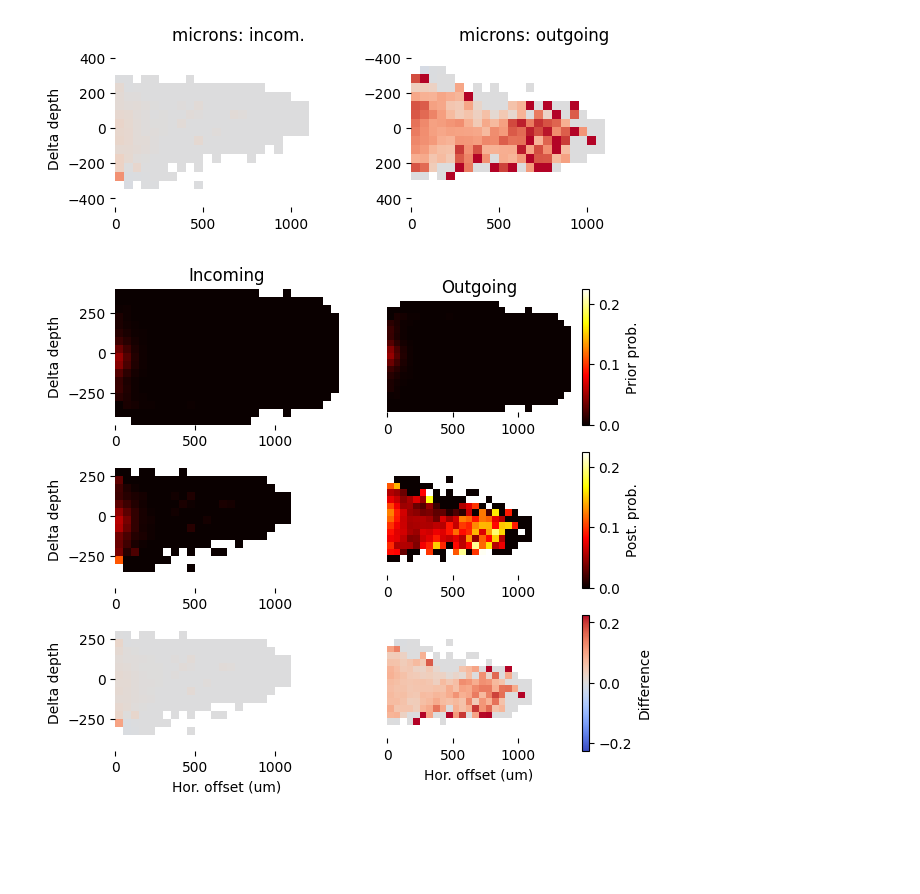
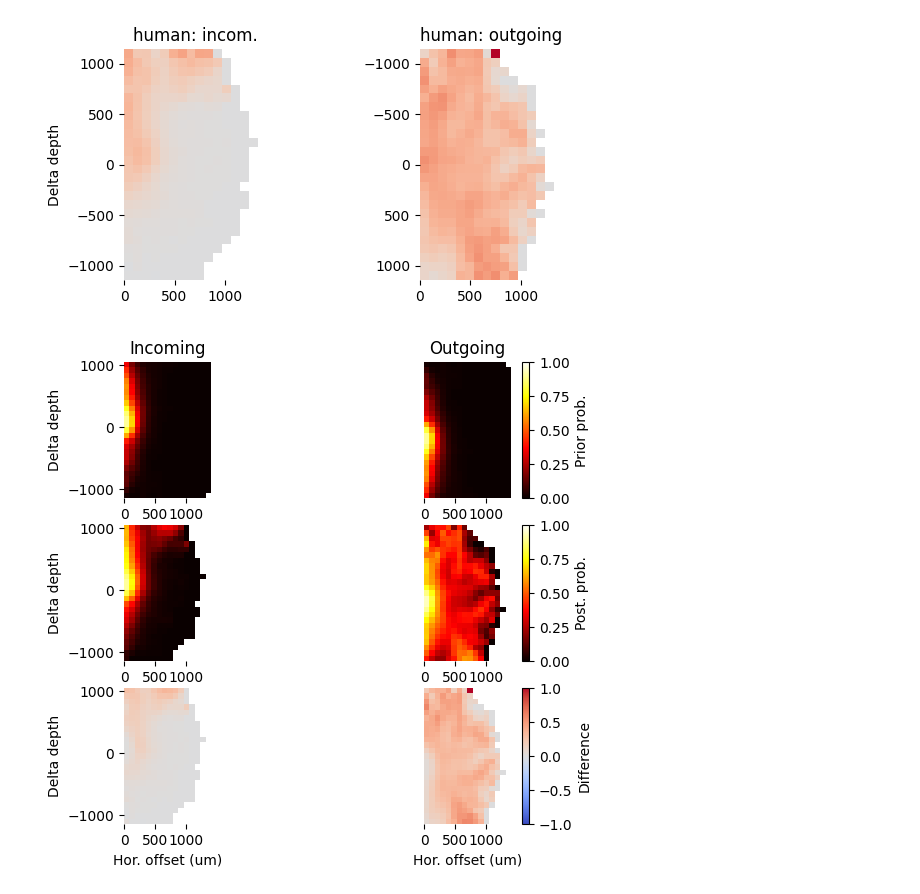
Before and after one commit to MWolfR/individual_morphology_effect, a Jupyter notebook: Microns connectivity higher order sources.ipynb, the cells around one changed output. Cells and saved outputs as stored; diff of their text form; code cells hidden in the pictures; blank space fills up the shorter version.

```diff
--- a/Microns connectivity higher order sources.ipynb
+++ b/Microns connectivity higher order sources.ipynb
@@ -10,7 +10,7 @@ import tqdm
 from matplotlib import pyplot as plt
 # %%
 fn_data = "/gpfs/bbp.cscs.ch/project/proj159/home/reimann/connectivity_higher_order_effect_24-11-11.h5"
-loaded = "microns"
+loaded = "human"
 
 # NOTE:
 # For this analysis "pre" means that we are measuring the effect a connected nearest neighbor on the pre-synaptic
@@ -34,39 +34,39 @@ def corrcoef_from_contingency(series_in, cols_touches, col_values):
 cc_pre = df_pre.groupby(["xz", "y"]).apply(corrcoef_from_contingency, ["touches_pair", "touches_nn_pre"], "count")
 cc_post = df_post.groupby(["xz", "y"]).apply(corrcoef_from_contingency, ["touches_pair", "touches_nn_post"], "count")
 # %%
-clim = [-0.15, 0.15]
+clim = [-1., 1.]
 cmap = "coolwarm"
 
 def make_extent(df):
     delta_xz = df.columns[-1] - df.columns[-2]
     delta_y = df.index[-1] - df.index[-2]
 
     extent = [df.columns[0] - delta_xz/2, df.columns[-1] + delta_xz/2,
              df.index[-1] + delta_y/2, df.index[0] - delta_y/2]
     return extent
 
 fig = plt.figure(figsize=(7, 3))
 
 ax = fig.add_subplot(1, 2, 1)
 img = cc_pre.sort_index().unstack("xz")
 ax.imshow(img, extent=make_extent(img), clim=clim, cmap=cmap)
 ax.set_ylim(sorted(ax.get_ylim()))
 ax.set_frame_on(False)
 ax.set_title("{0}: incom.".format(loaded))
 ax.set_ylabel("Delta depth")
 
 ax = fig.add_subplot(1, 2, 2)
 img = cc_post.sort_index().unstack("xz")
 ax.imshow(img, extent=make_extent(img), clim=clim, cmap=cmap)
 ax.set_frame_on(False)
 ax.set_title("{0}: outgoing".format(loaded))
 
 fig.savefig("touch_count_correlations_with_nn_{0}.pdf".format(loaded))
 # NOTE:
 # For the y-axis, in BOTH cases a negative number indicates an upwards connections.
 # The orientation of the y-axis is intentionally different in both plots to correctly display that!
 # %% [output]
-[figure, old version]
+[figure, new version]
 # %%
 def p_prior_post_fun(df_in, thresh=1, col="touches_nn_post"):
     v = df_in["touches_pair"] >= thresh
@@ -80,7 +80,7 @@ def p_prior_post_fun(df_in, thresh=1, col="touches_nn_post"):
     })
 
 
-clim = [0.0, .225]
+clim = [0.0, 1.]
 cmap = "hot"
 thresh = 1
 
@@ -142,7 +142,7 @@ for i in range(len(dfs)):
 
 fig.savefig("prior_posterior_probabilities_{0}.pdf".format(loaded))
 # %% [output]
-[figure, old version]
+[figure, new version]
 # %%
 fn_data = "/gpfs/bbp.cscs.ch/project/proj159/home/reimann/connectivity_higher_order_interactions_24-11-11.h5"
 
```
Also changed, not shown: parts of 5 cells of this notebook, 2 other files.
